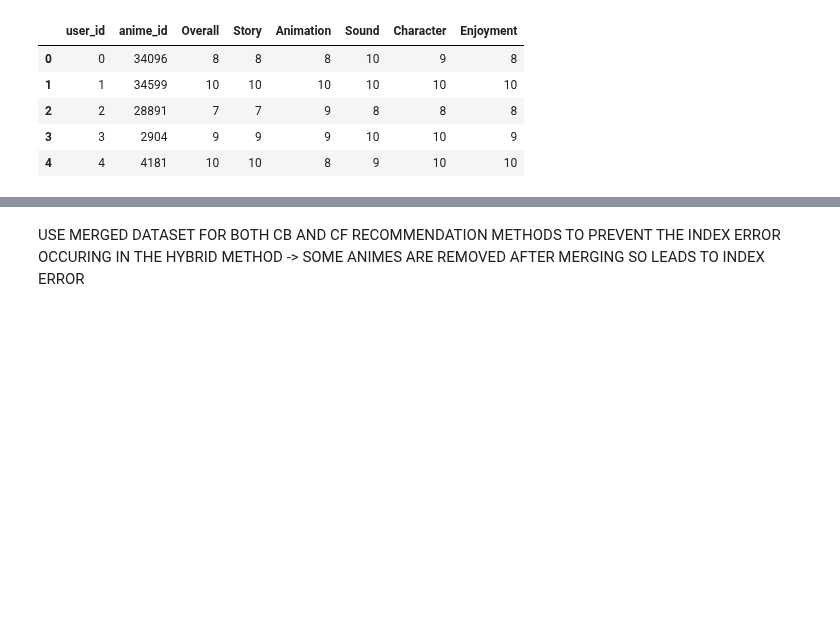
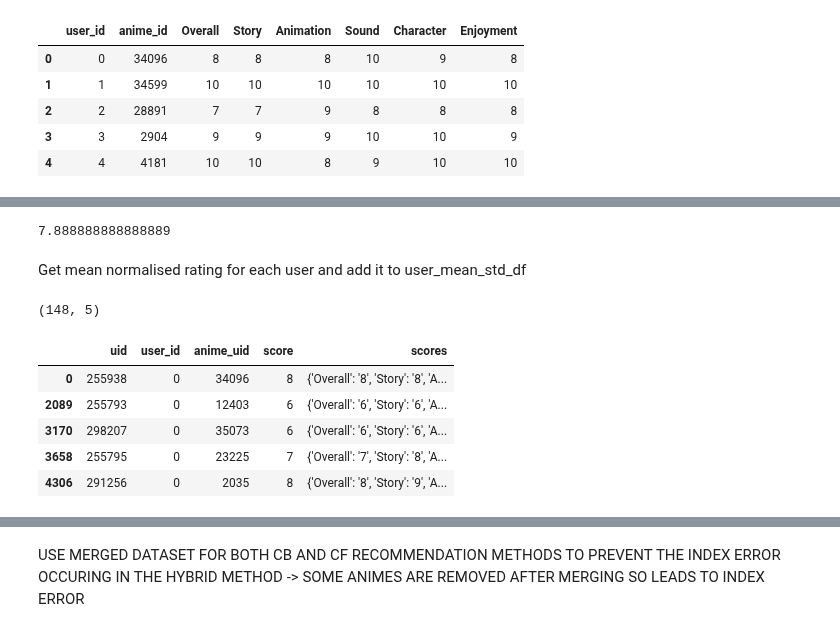
Before and after one commit to Haaris-Syed/AnimeRecommender, a Jupyter notebook: AnimeDataset-Preprocessing.ipynb, the cells around one changed output, grey strips where cells are left out. Drawn from its saved outputs; the diff is of its cells as text; code cells hidden in the pictures; blank space fills up the shorter version.

```diff
--- a/AnimeDataset-Preprocessing.ipynb
+++ b/AnimeDataset-Preprocessing.ipynb
@@ -150,0 +218,19 @@ user_ratings_df.head()
+# %%
+user_mean_std_df.loc[15, 'mean']
+# %% [output]
+7.888888888888889
+# %% [markdown]
+Get mean normalised rating for each user and add it to user_mean_std_df
+# %%
+user_0.shape
+# %% [output]
+(148, 5)
+# %%
+user_0.head()
+# %% [output]
+|  | uid | user_id | anime_uid | score | scores |
+| 0 | 255938 | 0 | 34096 | 8 | {'Overall': '8', 'Story': '8', 'A... |
+| 2089 | 255793 | 0 | 12403 | 6 | {'Overall': '6', 'Story': '6', 'A... |
+| 3170 | 298207 | 0 | 35073 | 6 | {'Overall': '6', 'Story': '6', 'A... |
+| 3658 | 255795 | 0 | 23225 | 7 | {'Overall': '7', 'Story': '8', 'A... |
+| 4306 | 291256 | 0 | 2035 | 8 | {'Overall': '8', 'Story': '9', 'A... |
```
Also changed, not shown: parts of 20 cells of this notebook.
